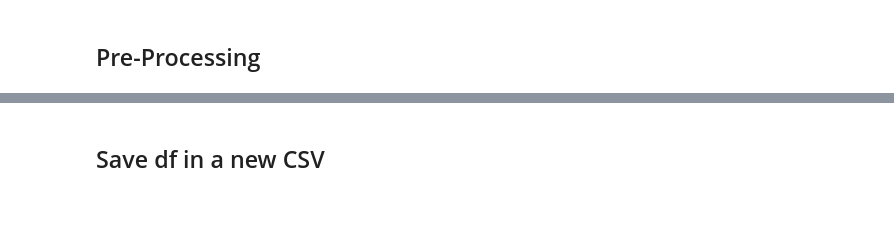
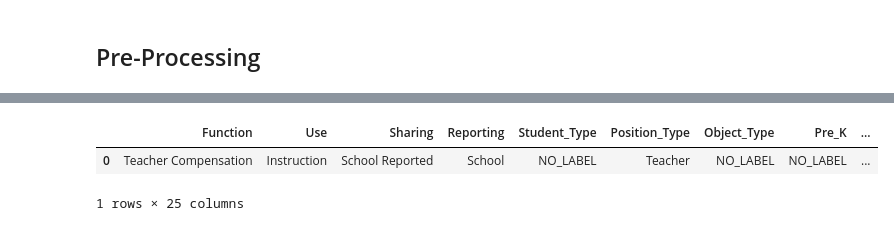
Before and after one commit to nymarya/school-budgets-for-education, a Jupyter notebook: notebooks/NeuralNetwork.ipynb, the cells around one changed output, grey strips where cells are left out. Cells and saved outputs as stored; diff of their text form; code cells hidden in the pictures.

```diff
--- a/notebooks/NeuralNetwork.ipynb
+++ b/notebooks/NeuralNetwork.ipynb
@@ -103,3 +111,4 @@ def preProcessing(training):
     return training
 # %%
 df_training = preProcessing(training)
+df_training = df_training.reset_index(drop = True)
@@ -374,2 +322,0 @@ memory usage: 36.6+ MB
-# %% [markdown]
-## Save df in a new CSV
@@ -377,0 +323,6 @@ training.to_csv(index = False)
+# %%
+df_training.head(1)
+# %% [output]
+|  | Function | Use | Sharing | Reporting | Student_Type | Position_Type | Object_Type | Pre_K | ... |
+| 0 | Teacher Compensation | Instruction | School Reported | School | NO_LABEL | Teacher | NO_LABEL | NO_LABEL | ... |
+1 rows × 25 columns
```
Also changed, not shown: parts of 61 cells of this notebook, 1 other file.
